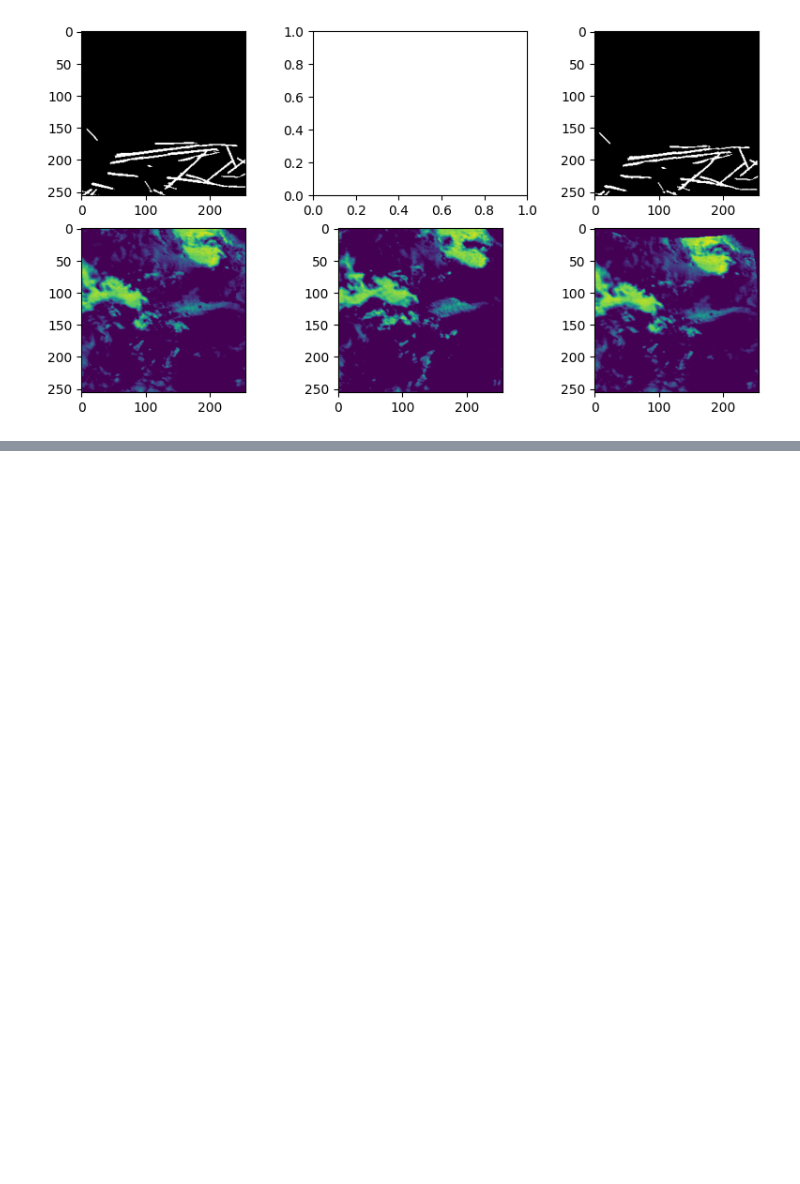
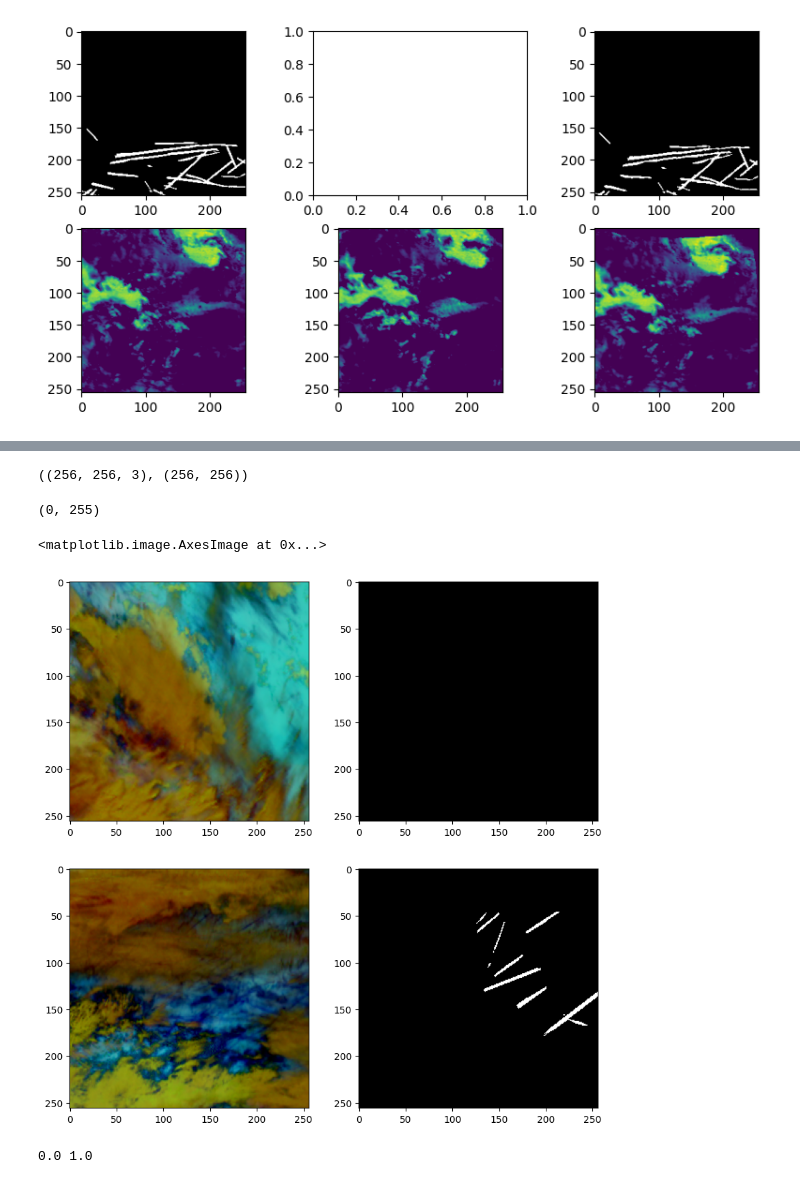
Before and after one commit to mkotyushev/contrails, a Jupyter notebook: src/notebooks/eda.ipynb, the cells around one changed output, grey strips where cells are left out. Drawn from its saved outputs; the diff is of its cells as text; code cells hidden in the pictures; blank space fills up the shorter version.

```diff
--- a/src/notebooks/eda.ipynb
+++ b/src/notebooks/eda.ipynb
@@ -748,0 +732,21 @@ array([[[255, 152, 229],
+# %%
+def calculate_is_mask_empty(record_dirs):
+    dataset = ContrailsDataset(
+        record_dirs=record_dirs,
+        shared_cache=None,
+        transform=None,
+        transform_mix=None,
+        transform_cpp=None,
+        is_mask_empty=None,
+
+        band_ids=[],
+        mask_type='voting50',
+        mmap=True,
+        conversion_type='ash',
+        quantize=True,
+        stats_precomputed=False,
+    )
+    is_mask_empty = []
+    for item in dataset:
+        is_mask_empty.append(item['mask'].sum() == 0)
+    return is_mask_empty
@@ -748,0 +838,42 @@ array([[[255, 152, 229],
+# %%
+item_empty_mask = dataset._get_item_cached(empty_mask_indices[0])
+item_nonempty_mask = dataset._get_item_cached(nonempty_mask_indices[0])
+
+# # same image but rotated
+# item_empty_mask = dataset._get_item_cached(nonempty_mask_indices[0])
+# item_empty_mask['image'] = np.rot90(item_empty_mask['image'], k=1, axes=(0, 1))
+# item_empty_mask['mask'] = np.rot90(item_empty_mask['mask'], k=1, axes=(0, 1))
+# item_empty_mask['image_mean'] = np.rot90(item_empty_mask['image_mean'], k=1, axes=(0, 1))
+# item_nonempty_mask = dataset._get_item_cached(nonempty_mask_indices[0])
+# %%
+item_empty_mask['image'].shape, item_empty_mask['mask'].shape
+# %% [output]
+((256, 256, 3), (256, 256))
+# %%
+item_nonempty_mask['mask'].min(), item_nonempty_mask['mask'].max()
+# %% [output]
+(0, 255)
+# %%
+fig, axes = plt.subplots(2, 2, figsize=(10, 10))
+
+ax = axes[0, 0]
+ax.imshow(item_empty_mask['image'])
+
+ax = axes[0, 1]
+ax.imshow(item_empty_mask['mask'], cmap='gray')
+
+ax = axes[1, 0]
+ax.imshow(item_nonempty_mask['image'])
+
+ax = axes[1, 1]
+ax.imshow(item_nonempty_mask['mask'], cmap='gray')
+# %% [output]
+<matplotlib.image.AxesImage at 0x...>
+[figure, added]
+# %%
+item_empty_mask_populated = transform_cpp(
+    **deepcopy(item_empty_mask),
+    **{f'{k}1': v for k, v in deepcopy(item_nonempty_mask).items()}
+)
+# %% [output]
+0.0 1.0
```
Also changed, not shown: parts of 32 cells of this notebook.
